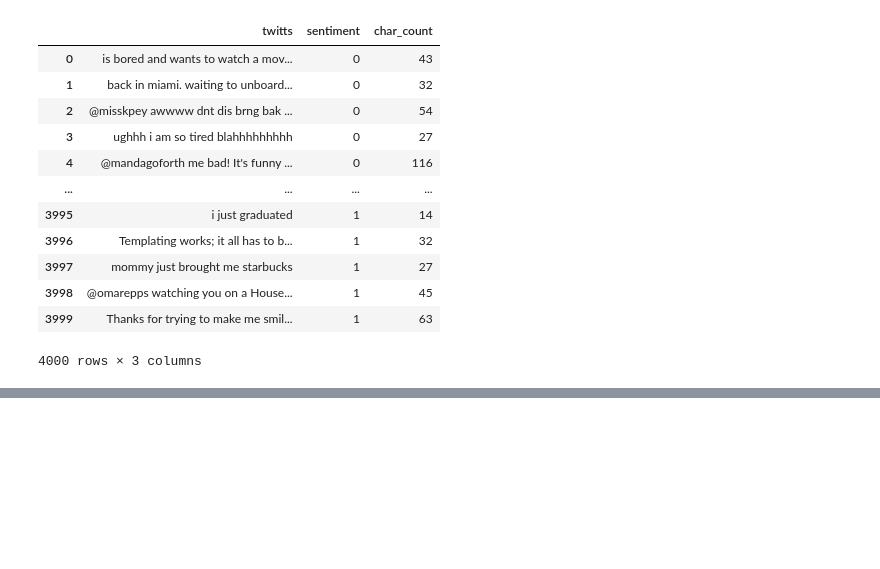
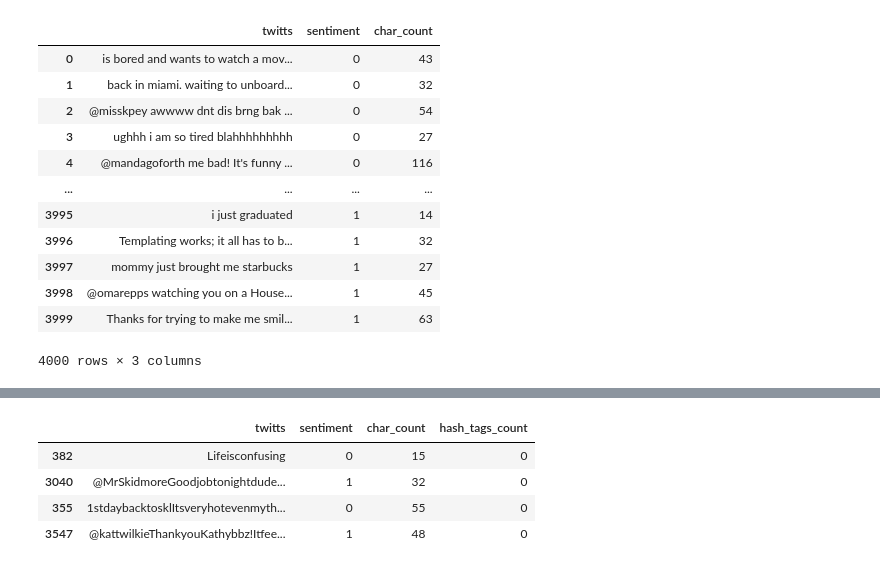
Before and after one commit to Dheerajnath/NLP-EXPT3, a Jupyter notebook: EXP_3.ipynb, the cells around one changed output, grey strips where cells are left out. Saved outputs shown, nothing was run; the diff lists cells and outputs as text; code cells hidden in the pictures; blank space fills up the shorter version.

```diff
--- a/EXP_3.ipynb
+++ b/EXP_3.ipynb
@@ -122,0 +105,9 @@ data
+# %%
+data['hash_tags_count']= data['twitts'].apply(lambda x: len(re.findall(r'#(\w+)', x)))
+data.sample(4)
+# %% [output]
+|  | twitts | sentiment | char_count | hash_tags_count |
+| 382 | Lifeisconfusing | 0 | 15 | 0 |
+| 3040 | @MrSkidmoreGoodjobtonightdude... | 1 | 32 | 0 |
+| 355 | 1stdaybacktosklItsveryhotevenmyth... | 0 | 55 | 0 |
+| 3547 | @kattwilkieThankyouKathybbz!Itfee... | 1 | 48 | 0 |
```
Also changed, not shown: parts of 5 cells of this notebook.
